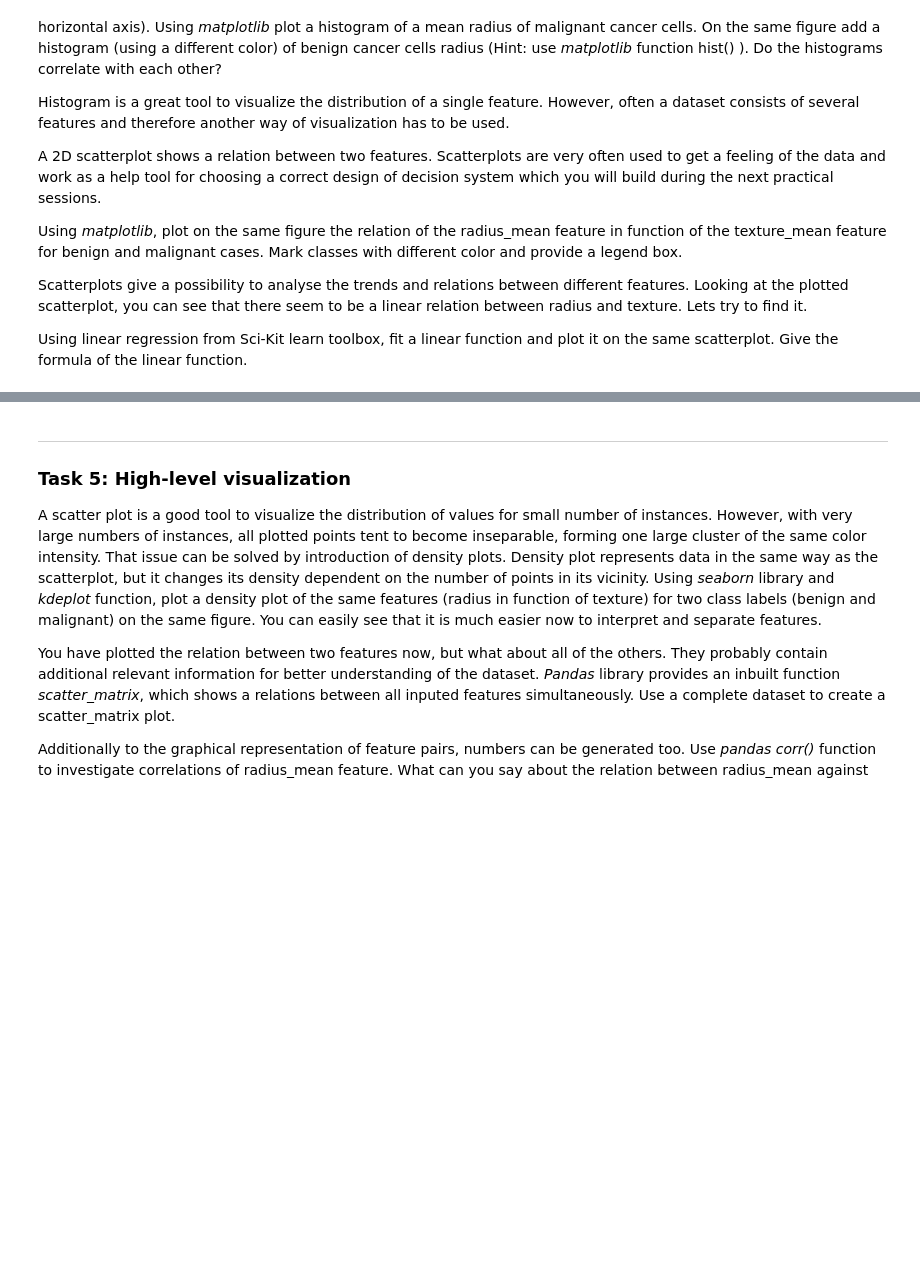
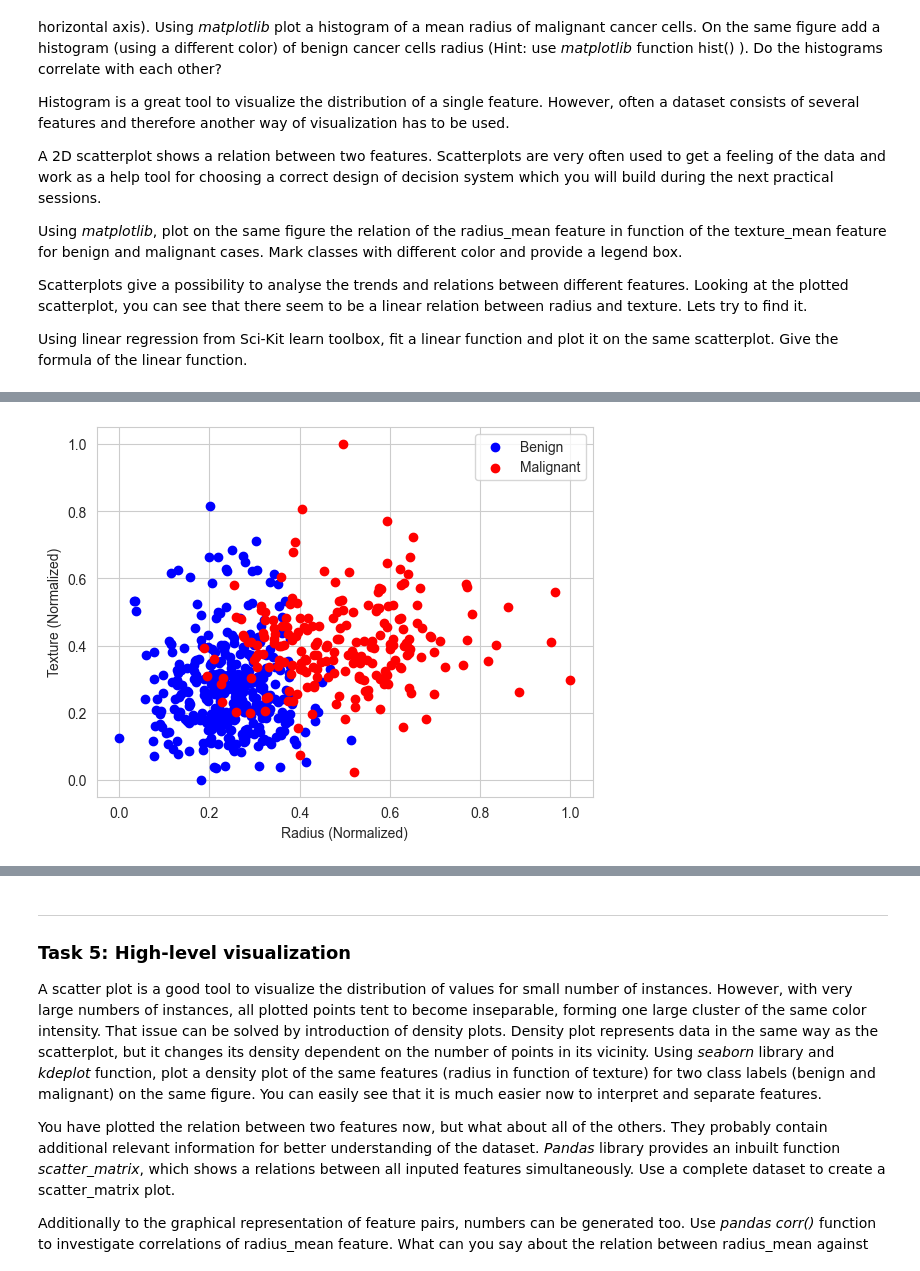
Before and after one commit to HosseinOutward/VUB-ACS-25_HIDSS, a Jupyter notebook: WPO1/WPO1-Student.ipynb, the cells around one changed output, grey strips where cells are left out. Cells and saved outputs as stored; diff of their text form; code cells hidden in the pictures; blank space fills up the shorter version.

```diff
--- a/WPO1/WPO1-Student.ipynb
+++ b/WPO1/WPO1-Student.ipynb
@@ -139,0 +290,10 @@ Using linear regression from Sci-Kit learn toolbox, fit a linear function and pl
+# %%
+# Scatter plot: radius vs texture
+plt.scatter(df_benign['radius_mean_N'], df_benign['texture_mean_N'], c='blue', label='Benign')
+plt.scatter(df_malignant['radius_mean_N'], df_malignant['texture_mean_N'], c='red', label='Malignant')
+plt.xlabel('Radius (Normalized)')
+plt.ylabel('Texture (Normalized)')
+plt.legend()
+plt.show()
+# %% [output]
+[figure, added]
```
Also changed, not shown: parts of 33 cells of this notebook.
